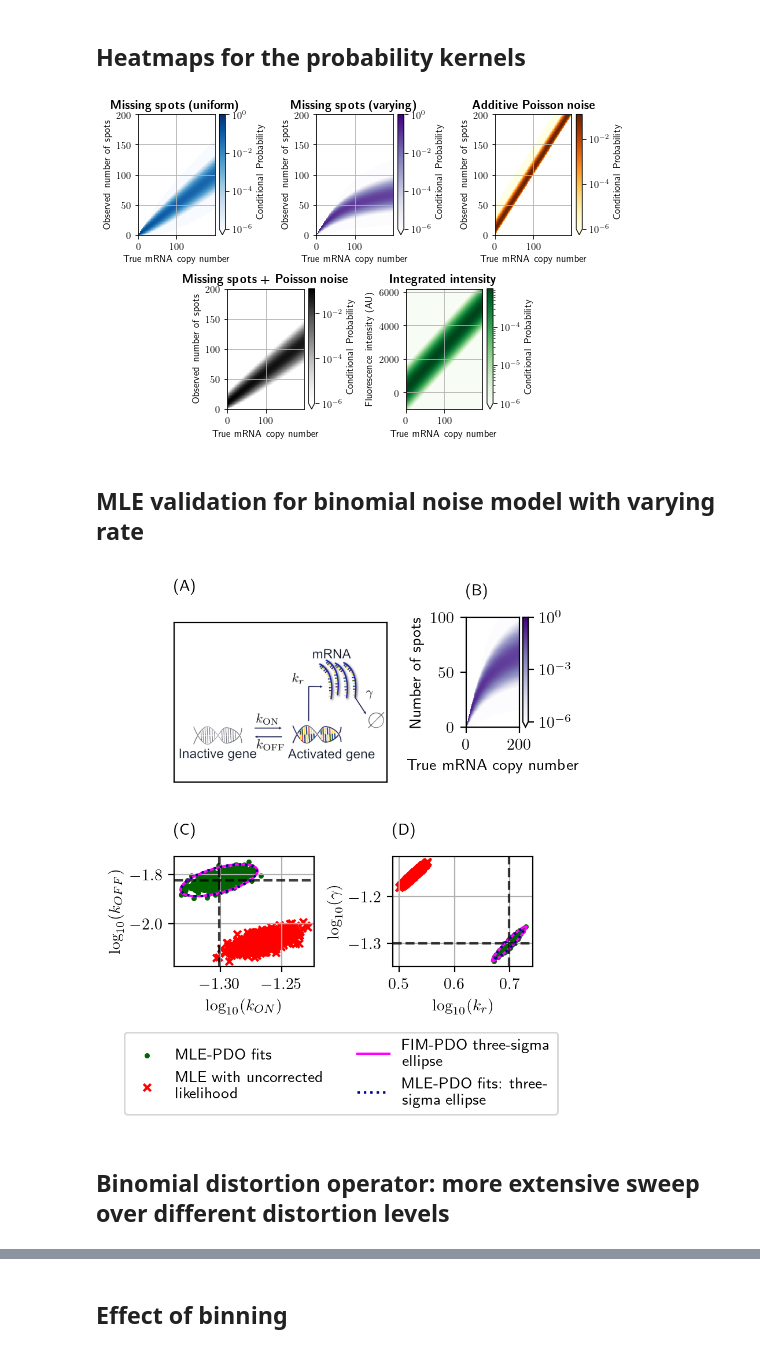
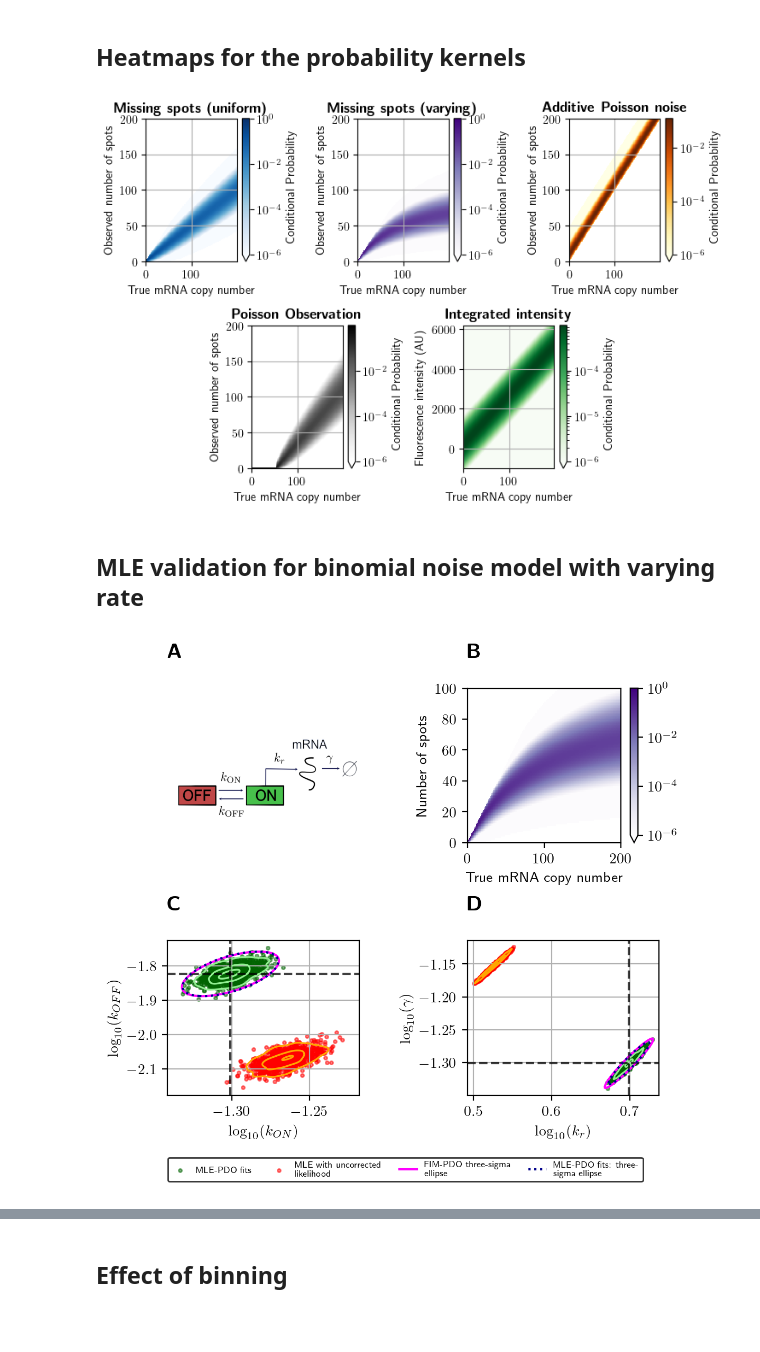
Before and after one commit to voduchuy/NoisyMeasurementFIM, a Jupyter notebook: bursting_gene/bursting_gene_plots.ipynb, the cells around one changed output, grey strips where cells are left out. Drawn from its saved outputs; the diff is of its cells as text; code cells hidden in the pictures; blank space fills up the shorter version.

Commit message:
Add more details to bursting gene figures and tables

```diff
--- a/bursting_gene/bursting_gene_plots.ipynb
+++ b/bursting_gene/bursting_gene_plots.ipynb
@@ -206,9 +132,10 @@ fig.savefig("figs/bursting_mixture_dopt.png", dpi=300, bbox_inches="tight")
 # %% [markdown]
 ## Heatmaps for the probability kernels
 # %%
+import matplotlib.colors as Colors
 pdos = {}
 yranges = {}
-for s in ["binomial", "binomial_state_dep", "poisson", "binomial_poisson", "flowcyt"]:
+for s in ["binomial", "binomial_state_dep", "poisson_noise", "poisson_observation", "flowcyt"]:
     with np.load(f'results/distortion_matrix_{s}.npz') as data:
         pdos[s] = data['C']
         yranges[s] = data['yrange']
@@ -236,36 +163,35 @@ axs[4].set_ylabel('Fluorescence intensity (AU)')
 models = ['Missing spots (uniform)',
           'Missing spots (varying)',
           "Additive Poisson noise",
-          'Missing spots + Poisson noise',
+          'Poisson Observation',
           'Integrated intensity']
 for j in range(len(models)):
     axs[j].set_title(rf'\textbf{{{models[j]}}}', ha='center')
     axs[j].grid()
 fig.savefig('figs/bursting_kernel_maps.png', bbox_inches='tight', dpi=200)
 # %% [output]
-[figure, old version]
+[figure, new version]
 # %% [markdown]
 ## MLE validation for binomial noise model with varying rate
 # %%
 with np.load("results/ge_mle_fits.npz") as _:
-    exact_data_fits = _["fits_correct"]
-    distorted_data_fits = _["fits_incorrect"]
+    corrected_data_fits = _["fits_correct"]
+    uncorrected_data_fits = _["fits_incorrect"]
 
-fig = plt.figure(figsize=(4, 4), dpi=200)
+fig = plt.figure(figsize=(6, 5), dpi=200)
 axs = list(fig.subplot_mosaic(
 """
-AAAAAA..BB
-AAAAAA..BB
-AAAAAA....
+AAAA..BBBB
+AAAA..BBBB
 ..........
 CCCC..DDDD
 CCCC..DDDD
 """
 ).values())
 
-# axs[0].axis("off")
+axs[0].axis("off")
 bursting_schematic = plt.imread("figs/bursting_schematic.png")
-axs[0].imshow(bursting_schematic)
+axs[0].imshow(bursting_schematic, aspect='auto')
 axs[0].set_xticks([])
 axs[0].set_yticks([])
 
@@ -277,40 +203,48 @@ axs[1].set_xlabel('True mRNA copy number')
 axs[1].set_ylabel('Number of spots')
 axs[1].set_ylim([0, 100])
 
-sample_cov_correct = np.cov(exact_data_fits, rowvar=False)
+sample_cov_correct = np.cov(corrected_data_fits, rowvar=False)
+
 for i, pair in enumerate([[0, 1], [2, 3]]):
     axs[2+i].grid(True)
 
-    axs[2+i].scatter(exact_data_fits[:, pair[0]], exact_data_fits[:, pair[1]], 5, color="darkgreen", label="MLE-PDO fits")
-    axs[2+i].scatter(distorted_data_fits[:, pair[0]], distorted_data_fits[:, pair[1]], 20, color="red", label="MLE with uncorrected likelihood", marker="x")
+    axs[2+i].scatter(corrected_data_fits[:, pair[0]], corrected_data_fits[:, pair[1]], 5, color="darkgreen", label="MLE-PDO fits", alpha=0.5)
+    axs[2+i].scatter(uncorrected_data_fits[:, pair[0]], uncorrected_data_fits[:, pair[1]], 5, color="red", label="MLE with uncorrected likelihood", alpha=0.5)
+
+    df_for_plot = pd.DataFrame(
+        {
+            "p0": np.concatenate((corrected_data_fits[:, pair[0]], uncorrected_data_fits[:, pair[0]])),
+            "p1": np.concatenate((corrected_data_fits[:, pair[1]], uncorrected_data_fits[:, pair[1]])),
+            "method": 1000*["MLE-PDO fits"] + 1000*["MLE with uncorrected likelihood"]
+        }
+    )
+    sns.kdeplot(data=df_for_plot, x="p0", y="p1", hue=df_for_plot["method"], common_norm=True, ax=axs[2+i], legend=False, levels=[0.1, 0.5, 0.9], linewidths=1.2, palette={"MLE-PDO fits": "lightgreen", "MLE with uncorrected likelihood": "orange"})
 
     plotConfidenceEllipse(fim_multi_cells_times["binomial_state_dep"][30],
                   3,
                   axs[2+i],
                   [pair[0],pair[1]],
                   np.log10(theta),
                   "magenta", 'FIM-PDO three-sigma ellipse')
 
 
     plotConfidenceEllipse(np.linalg.inv(sample_cov_correct),
                   3,
                   axs[2+i],
                   [pair[0],pair[1]],
                   np.log10(theta),
                   "darkblue", 'MLE-PDO fits: three-sigma ellipse', ':')
 
 axs[2].set_xlabel('$\log_{10}({k_{ON}})$')
 axs[2].set_ylabel('$\log_{10}({k_{OFF}})$')
 axs[3].set_xlabel('$\log_{10}({k_{r}})$')
 axs[3].set_ylabel('$\log_{10}({\gamma})$')
 
 labelAxes(axs)
 
 h, l = axs[3].get_legend_handles_labels()
 l = [fill(label, 20) for label in l]
-fig.legend(h, l, bbox_to_anchor=(0, -1, 1, 1), loc="upper left", ncol=2)
+fig.legend(h, l, bbox_to_anchor=(0, -1, 1, 1), loc="upper center", ncol=4, fontsize=6, edgecolor="black")
 fig.savefig("figs/bursting_mle.png", dpi=300, bbox_inches="tight")
 # %% [output]
-[figure, old version]
+[figure, new version]
-# %% [markdown]
-## Binomial distortion operator: more extensive sweep over different distortion levels
```
Also changed, not shown: parts of 15 cells of this notebook, 11 other files.
